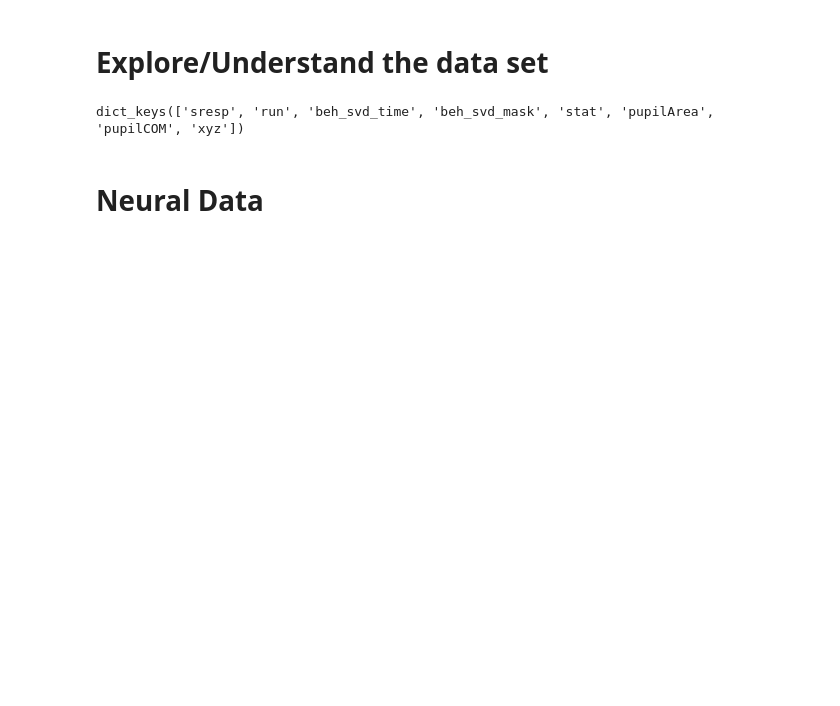
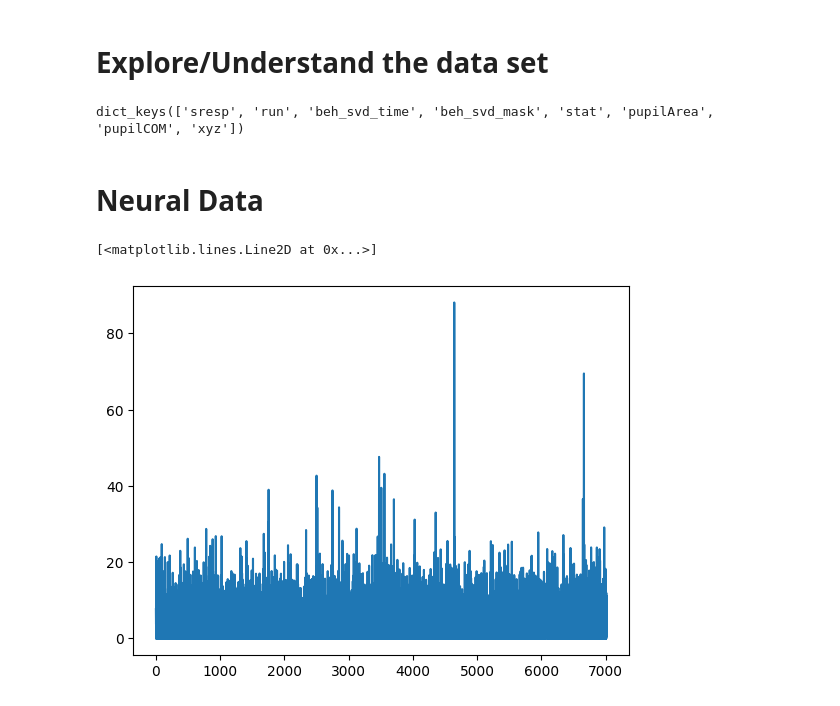
Before and after one commit to SuhaasAdiraju/NeuromatchAcademy2023_SSA, a Jupyter notebook: all_stars/suhaas/ExploringNMADataset_Stringer_Week1.ipynb, the cells around one changed output. Saved outputs shown, nothing was run; the diff lists cells and outputs as text; code cells hidden in the pictures; blank space fills up the shorter version.

```diff
--- a/all_stars/suhaas/ExploringNMADataset_Stringer_Week1.ipynb
+++ b/all_stars/suhaas/ExploringNMADataset_Stringer_Week1.ipynb
@@ -38,9 +38,14 @@ dict_keys(['sresp', 'run', 'beh_svd_time', 'beh_svd_mask', 'stat', 'pupilArea',
 # %%
 # Isolate the neuronal activity
 TimeBinnedNeuronal = dat['sresp'];
 
 # make a time axis
 timeax1Full = np.linspace(0,len(TimeBinnedNeuronal[1,:])/1.2, len(TimeBinnedNeuronal[1,:]))
+np.mean(TimeBinnedNeuronal)/np.std
 for neuron in range(0,3):
-  plt.plot(timeax1Full, TimeBinnedNeuronal[neuron,:])
+  plt.plot(( ((TimeBinnedNeuronal[1,:])-np.mean(TimeBinnedNeuronal[1,:]))/ (np.std(TimeBinnedNeuronal[1,:])) ) )
+  plt.plot(TimeBinnedNeuronal[2,:])
+# %% [output]
+[<matplotlib.lines.Line2D at 0x...>]
+[figure, added]
 # %% [markdown]
```
Also changed, not shown: parts of 4 cells of this notebook.
